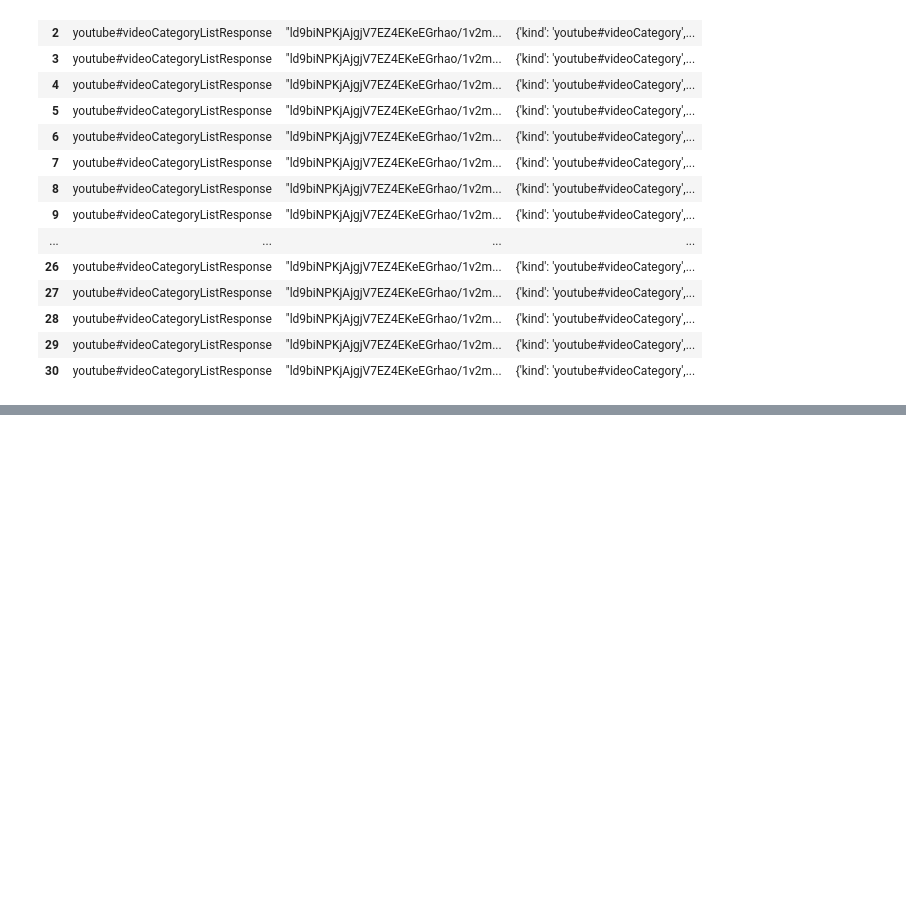
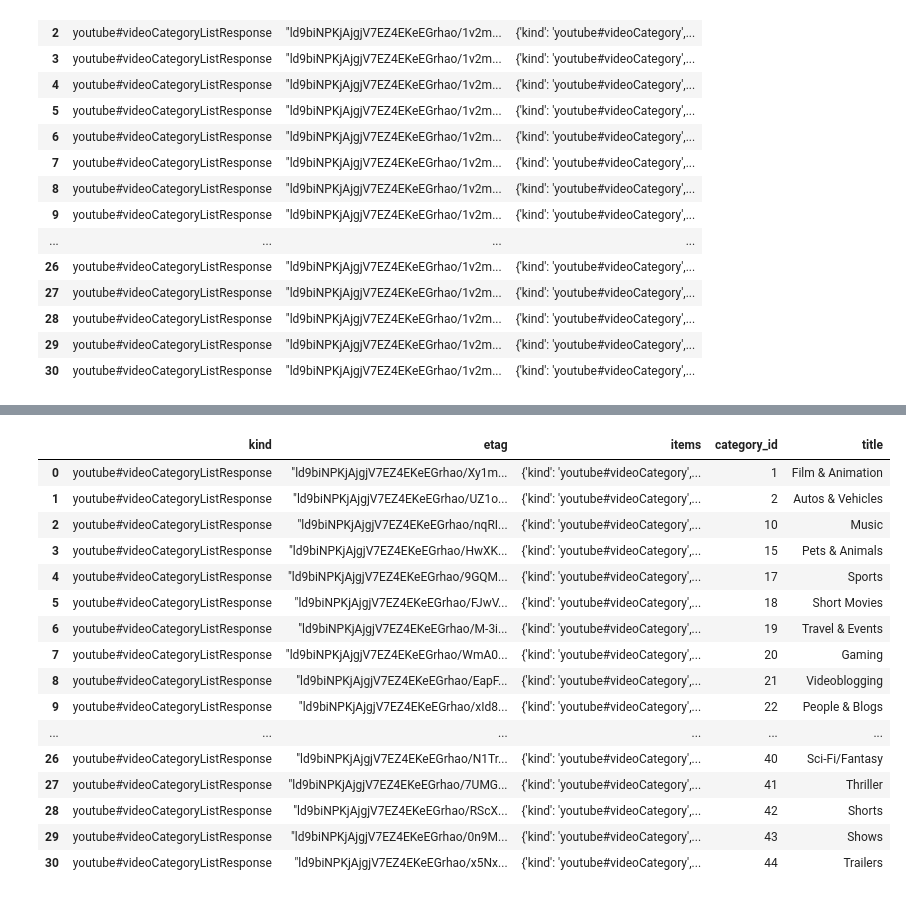
Before and after one commit to Kate-Yayla/Project2-ETL, a Jupyter notebook: CA-data.ipynb, the cells around one changed output, grey strips where cells are left out. Saved outputs shown, nothing was run; the diff lists cells and outputs as text; code cells hidden in the pictures; blank space fills up the shorter version.

```diff
--- a/CA-data.ipynb
+++ b/CA-data.ipynb
@@ -79,4 +78,0 @@ US_category_df
-# %%
-with open('US_category_id.json') as data_file:
-    data = json.load(data_file)
-    print (data["kind"][0]["items"]["id"])
@@ -85 +142,22 @@ TypeError: string indices must be integers
+# %%
+CA_category_df["category_id"] = CA_category_df["category_id"].astype(int)
+CA_category_df
+# %% [output]
+|  | kind | etag | items | category_id | title |
+| 0 | youtube#videoCategoryListResponse | "ld9biNPKjAjgjV7EZ4EKeEGrhao/Xy1m... | {'kind': 'youtube#videoCategory',... | 1 | Film & Animation |
+| 1 | youtube#videoCategoryListResponse | "ld9biNPKjAjgjV7EZ4EKeEGrhao/UZ1o... | {'kind': 'youtube#videoCategory',... | 2 | Autos & Vehicles |
+| 2 | youtube#videoCategoryListResponse | "ld9biNPKjAjgjV7EZ4EKeEGrhao/nqRI... | {'kind': 'youtube#videoCategory',... | 10 | Music |
+| 3 | youtube#videoCategoryListResponse | "ld9biNPKjAjgjV7EZ4EKeEGrhao/HwXK... | {'kind': 'youtube#videoCategory',... | 15 | Pets & Animals |
+| 4 | youtube#videoCategoryListResponse | "ld9biNPKjAjgjV7EZ4EKeEGrhao/9GQM... | {'kind': 'youtube#videoCategory',... | 17 | Sports |
+| 5 | youtube#videoCategoryListResponse | "ld9biNPKjAjgjV7EZ4EKeEGrhao/FJwV... | {'kind': 'youtube#videoCategory',... | 18 | Short Movies |
+| 6 | youtube#videoCategoryListResponse | "ld9biNPKjAjgjV7EZ4EKeEGrhao/M-3i... | {'kind': 'youtube#videoCategory',... | 19 | Travel & Events |
+| 7 | youtube#videoCategoryListResponse | "ld9biNPKjAjgjV7EZ4EKeEGrhao/WmA0... | {'kind': 'youtube#videoCategory',... | 20 | Gaming |
+| 8 | youtube#videoCategoryListResponse | "ld9biNPKjAjgjV7EZ4EKeEGrhao/EapF... | {'kind': 'youtube#videoCategory',... | 21 | Videoblogging |
+| 9 | youtube#videoCategoryListResponse | "ld9biNPKjAjgjV7EZ4EKeEGrhao/xId8... | {'kind': 'youtube#videoCategory',... | 22 | People & Blogs |
+| ... | ... | ... | ... | ... | ... |
+| 26 | youtube#videoCategoryListResponse | "ld9biNPKjAjgjV7EZ4EKeEGrhao/N1Tr... | {'kind': 'youtube#videoCategory',... | 40 | Sci-Fi/Fantasy |
+| 27 | youtube#videoCategoryListResponse | "ld9biNPKjAjgjV7EZ4EKeEGrhao/7UMG... | {'kind': 'youtube#videoCategory',... | 41 | Thriller |
+| 28 | youtube#videoCategoryListResponse | "ld9biNPKjAjgjV7EZ4EKeEGrhao/RScX... | {'kind': 'youtube#videoCategory',... | 42 | Shorts |
+| 29 | youtube#videoCategoryListResponse | "ld9biNPKjAjgjV7EZ4EKeEGrhao/0n9M... | {'kind': 'youtube#videoCategory',... | 43 | Shows |
+| 30 | youtube#videoCategoryListResponse | "ld9biNPKjAjgjV7EZ4EKeEGrhao/x5Nx... | {'kind': 'youtube#videoCategory',... | 44 | Trailers |
 # %%
```
Also changed, not shown: parts of 8 cells of this notebook.
